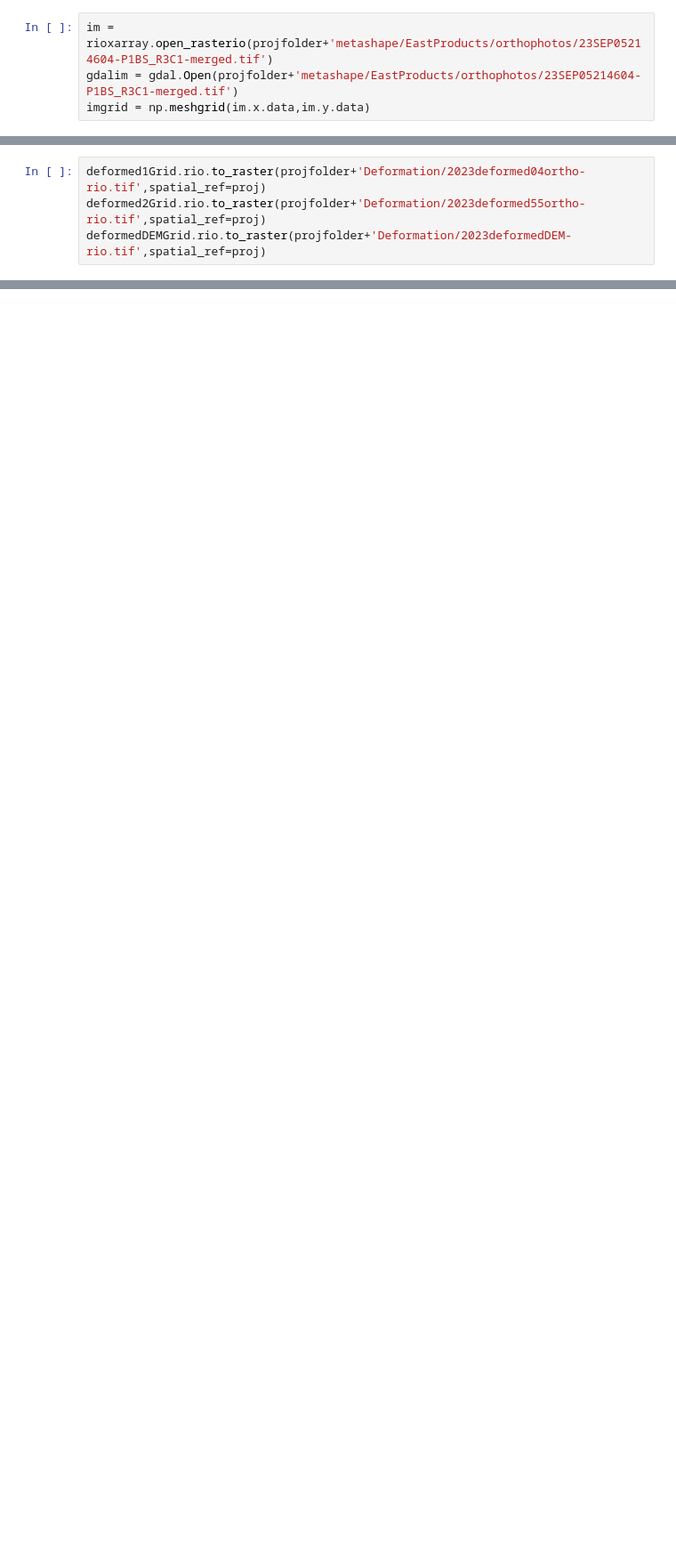
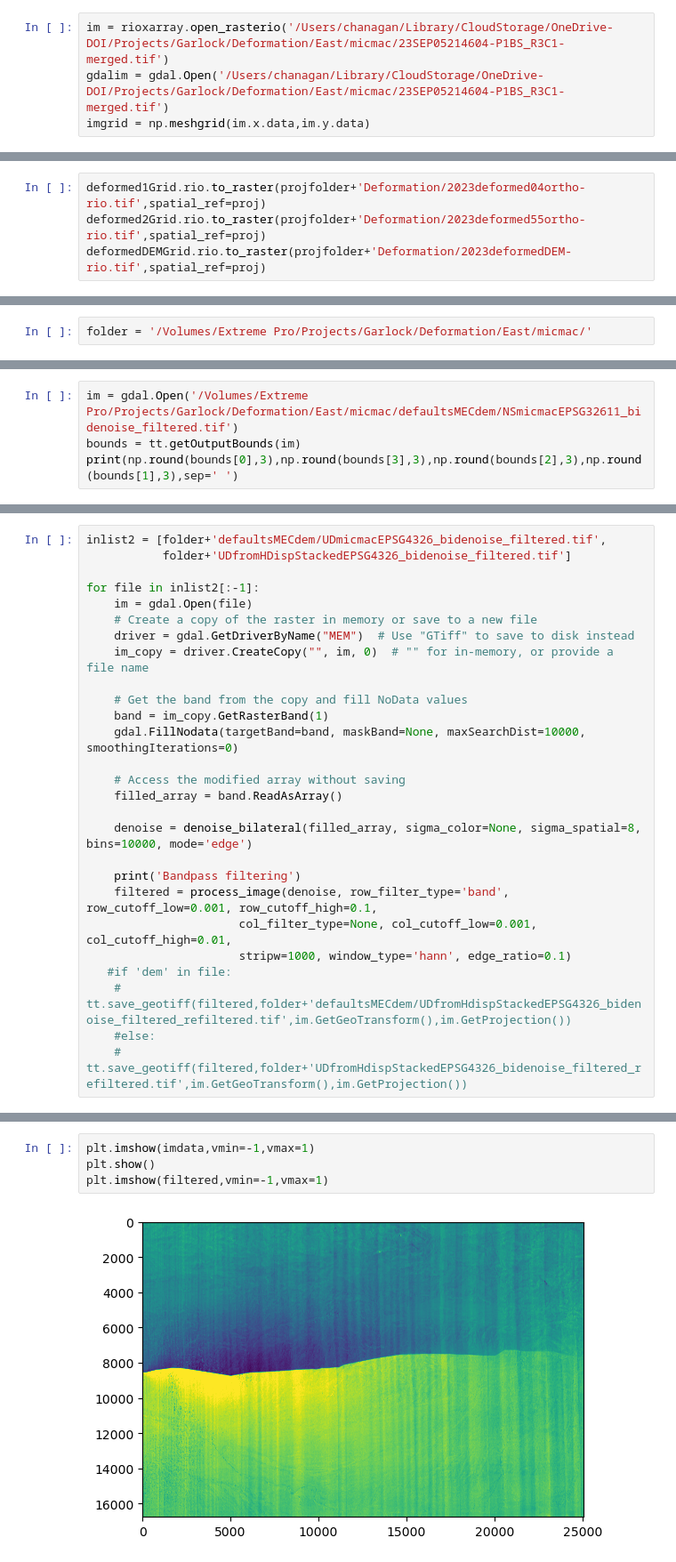
Before and after one commit to cehanagan/tdcalc, a Jupyter notebook: GarlockEastDeformation.ipynb, the cells around one changed output, grey strips where cells are left out. Shown at 89% size. Saved outputs shown, nothing was run; the diff lists cells and outputs as text; blank space fills up the shorter version.

```diff
--- a/GarlockEastDeformation.ipynb
+++ b/GarlockEastDeformation.ipynb
@@ -261,6 +187,6 @@ df = pd.read_csv('bigdispl.txt',index_col=0)
 # %%
-im = rioxarray.open_rasterio(projfolder+'metashape/EastProducts/orthophotos/23SEP05214604-P1BS_R3C1-merged.tif')
-gdalim = gdal.Open(projfolder+'metashape/EastProducts/orthophotos/23SEP05214604-P1BS_R3C1-merged.tif')
+im = rioxarray.open_rasterio('/Users/chanagan/Library/CloudStorage/OneDrive-DOI/Projects/Garlock/Deformation/East/micmac/23SEP05214604-P1BS_R3C1-merged.tif')
+gdalim = gdal.Open('/Users/chanagan/Library/CloudStorage/OneDrive-DOI/Projects/Garlock/Deformation/East/micmac/23SEP05214604-P1BS_R3C1-merged.tif')
 imgrid = np.meshgrid(im.x.data,im.y.data)
 # %%
 bounds = tt.getOutputBounds(gdalim)
@@ -350,0 +527,2 @@ deformedDEMGrid.rio.to_raster(projfolder+'Deformation/2023deformedDEM-rio.tif',s
+# %%
+folder = '/Volumes/Extreme Pro/Projects/Garlock/Deformation/East/micmac/'
@@ -350,0 +567,4 @@ deformedDEMGrid.rio.to_raster(projfolder+'Deformation/2023deformedDEM-rio.tif',s
+# %%
+im = gdal.Open('/Volumes/Extreme Pro/Projects/Garlock/Deformation/East/micmac/defaultsMECdem/NSmicmacEPSG32611_bidenoise_filtered.tif')
+bounds = tt.getOutputBounds(im)
+print(np.round(bounds[0],3),np.round(bounds[3],3),np.round(bounds[2],3),np.round(bounds[1],3),sep=' ')
@@ -350,0 +616,27 @@ deformedDEMGrid.rio.to_raster(projfolder+'Deformation/2023deformedDEM-rio.tif',s
+# %%
+inlist2 = [folder+'defaultsMECdem/UDmicmacEPSG4326_bidenoise_filtered.tif',
+           folder+'UDfromHDispStackedEPSG4326_bidenoise_filtered.tif']
+
+for file in inlist2[:-1]:
+    im = gdal.Open(file)
+    # Create a copy of the raster in memory or save to a new file
+    driver = gdal.GetDriverByName("MEM")  # Use "GTiff" to save to disk instead
+    im_copy = driver.CreateCopy("", im, 0)  # "" for in-memory, or provide a file name
+
+    # Get the band from the copy and fill NoData values
+    band = im_copy.GetRasterBand(1)
+    gdal.FillNodata(targetBand=band, maskBand=None, maxSearchDist=10000, smoothingIterations=0)
+
+    # Access the modified array without saving
+    filled_array = band.ReadAsArray()
+
+    denoise = denoise_bilateral(filled_array, sigma_color=None, sigma_spatial=8, bins=10000, mode='edge')
+
+    print('Bandpass filtering')
+    filtered = process_image(denoise, row_filter_type='band', row_cutoff_low=0.001, row_cutoff_high=0.1,
+                      col_filter_type=None, col_cutoff_low=0.001, col_cutoff_high=0.01,
+                      stripw=1000, window_type='hann', edge_ratio=0.1)
+   #if 'dem' in file:
+    #    tt.save_geotiff(filtered,folder+'defaultsMECdem/UDfromHdispStackedEPSG4326_bidenoise_filtered_refiltered.tif',im.GetGeoTransform(),im.GetProjection())
+    #else:
+    #    tt.save_geotiff(filtered,folder+'UDfromHdispStackedEPSG4326_bidenoise_filtered_refiltered.tif',im.GetGeoTransform(),im.GetProjection())
@@ -350,0 +672,6 @@ deformedDEMGrid.rio.to_raster(projfolder+'Deformation/2023deformedDEM-rio.tif',s
+# %%
+plt.imshow(imdata,vmin=-1,vmax=1)
+plt.show()
+plt.imshow(filtered,vmin=-1,vmax=1)
+# %% [output]
+[figure, added]
```
Also changed, not shown: parts of 139 cells of this notebook, 3 other files.
